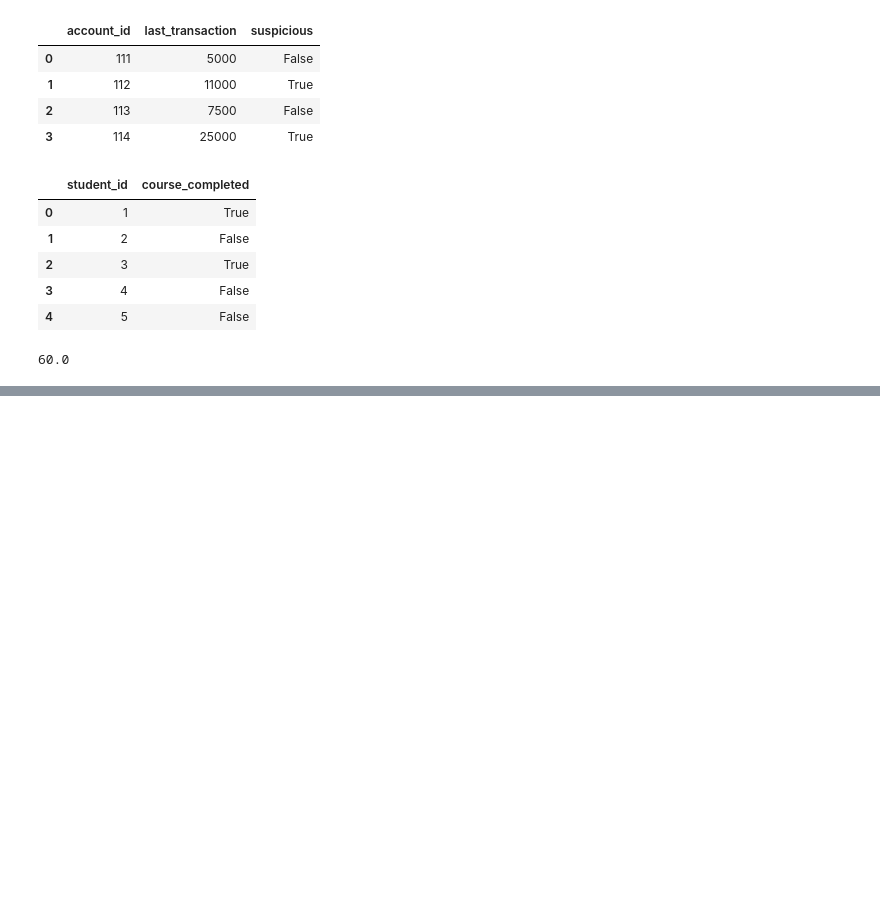
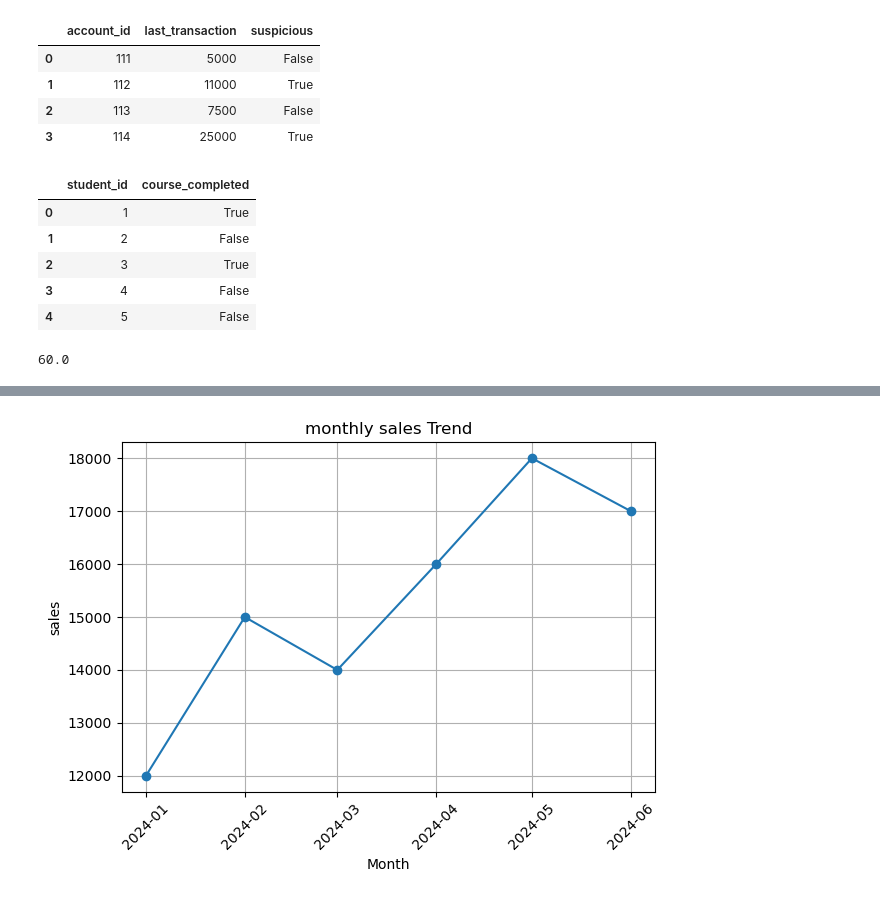
Before and after one commit to nikita98062/Python-Practice, a Jupyter notebook: data analysis coding interview questions.ipynb, the cells around one changed output, grey strips where cells are left out. Saved outputs shown, nothing was run; the diff lists cells and outputs as text; code cells hidden in the pictures; blank space fills up the shorter version.

```diff
--- a/data analysis coding interview questions.ipynb
+++ b/data analysis coding interview questions.ipynb
@@ -367,3 +367,14 @@ drop_off_rate=df[~df['course_completed']].shape[0]/df.shape[0]*100
 drop_off_rate
 # %% [output]
 60.0
+# %%
+#  Sales Trend Visualization
+# Question := show monthly sales trends with a  line plot
+
+import pandas as pd
+import matplotlib.pyplot as plt
+df = pd.DataFrame({
+    'month': pd.date_range(start='2024-01-01', periods=6, freq='MS'),
+    'sales': [12000, 15000, 14000, 16000, 18000, 17000]
+})
+df
@@ -369,0 +389,11 @@ drop_off_rate
+# %%
+plt.plot(df['month'],df['sales'],marker='o')
+plt.title('monthly sales Trend')
+plt.xlabel('Month')
+plt.ylabel('sales')
+plt.xticks(rotation=45)
+plt.grid(True)
+plt.tight_layout()
+plt.show()
+# %% [output]
+[figure, added]
```
Also changed, not shown: parts of 1 cell of this notebook.
